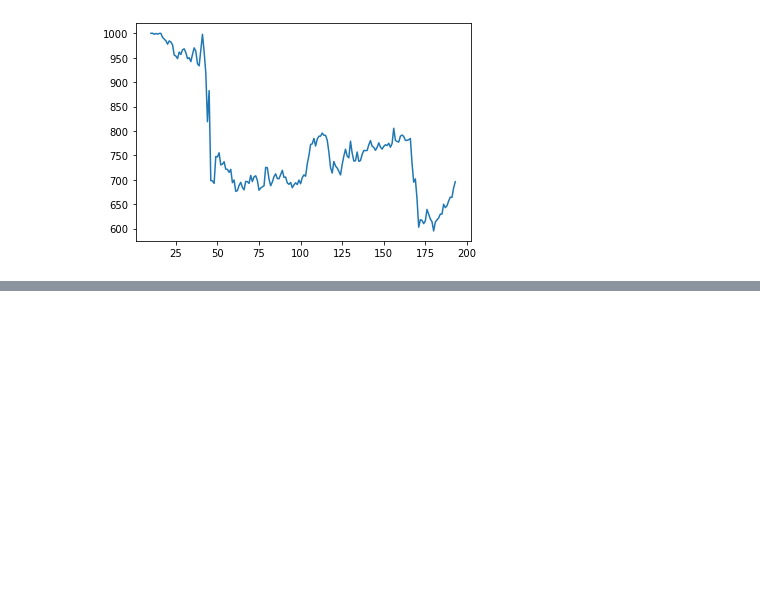
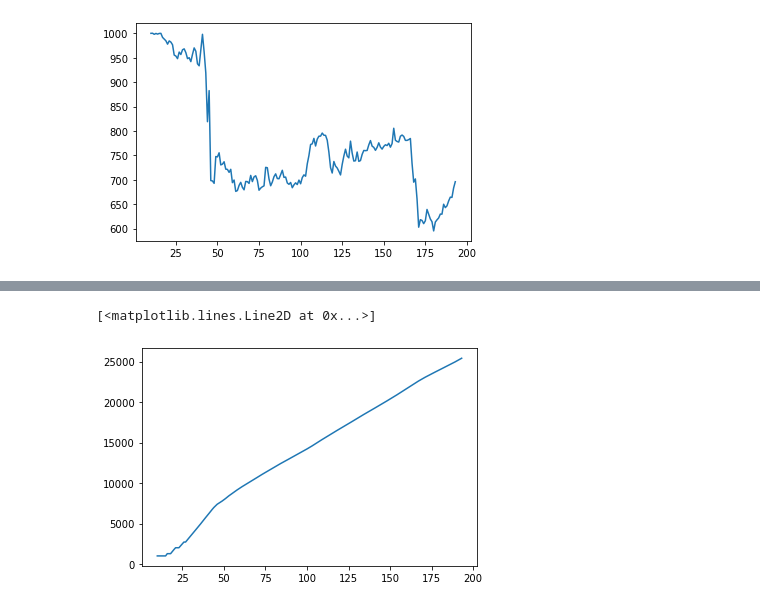
Before and after one commit to andpuc23/Planning_final_stock, a Jupyter notebook: pipeline.ipynb, the cells around one changed output, grey strips where cells are left out. Saved outputs shown, nothing was run; the diff lists cells and outputs as text; code cells hidden in the pictures; blank space fills up the shorter version.

```diff
--- a/pipeline.ipynb
+++ b/pipeline.ipynb
@@ -183,0 +110,5 @@ plt.plot(range(10, test_env.day_count), test_env.stocks)
+# %%
+plt.plot(range(10, test_env.day_count), test_env.money)
+# %% [output]
+[<matplotlib.lines.Line2D at 0x...>]
+[figure, added]
```
Also changed, not shown: parts of 25 cells of this notebook, 4 other files.
